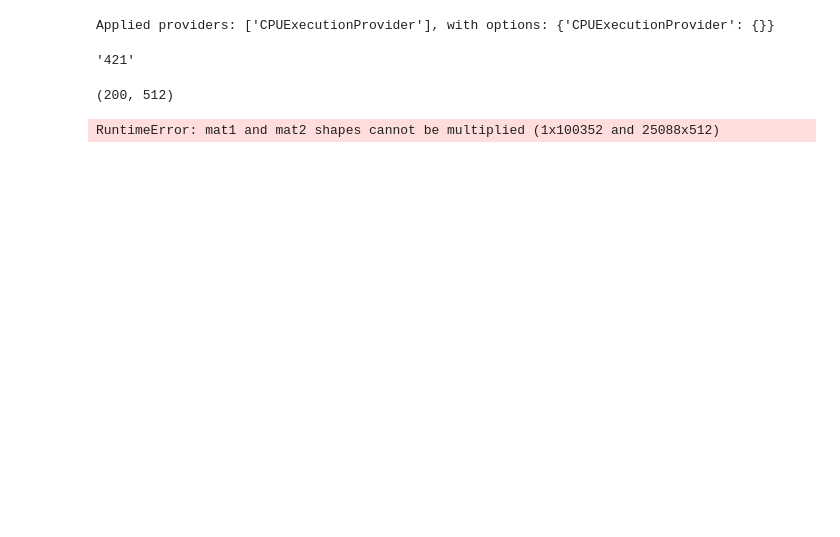
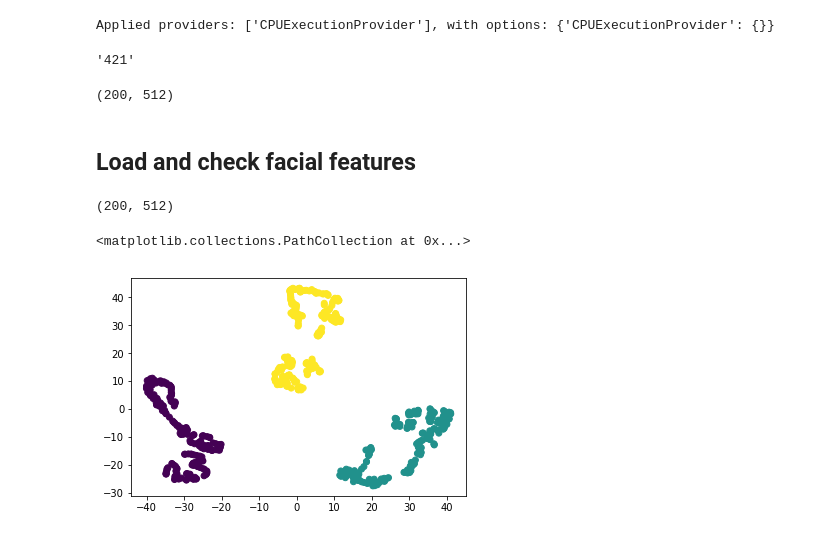
Before and after one commit to congvmit/ABAW2-BEAST, a Jupyter notebook: ipy.6.face_feature.ipynb, the cells around one changed output. Saved outputs shown, nothing was run; the diff lists cells and outputs as text; code cells hidden in the pictures; blank space fills up the shorter version.

Commit message:
Wrapup Arcface Model with pretrained weights

```diff
--- a/ipy.6.face_feature.ipynb
+++ b/ipy.6.face_feature.ipynb
@@ -81,5 +73,2 @@ model = iresnet50()
-# %%
-xx = torch.ones([1, 3, 224, 224])
-model(xx)
-# %% [output]
-RuntimeError: mat1 and mat2 shapes cannot be multiplied (1x100352 and 25088x512)
+# %% [markdown]
+## Load and check facial features
@@ -85,0 +100,61 @@ RuntimeError: mat1 and mat2 shapes cannot be multiplied (1x100352 and 25088x512)
+# %%
+csv_path = "/mnt/DATA2/congvm/Affwild2/saved_labels/AU_Detection_Challenge/Train_Set/163.csv"
+data_df = pd.read_csv(csv_path)
+image_id_paths = data_df.image_id.values
+
+
+feats = []
+for path in tqdm(image_id_paths[:200]):
+    img_arr = cv2.imread(path)
+    img_arr = cv2.cvtColor(img_arr, cv2.COLOR_BGR2RGB)
+    features = normed_embedding(reg_model.get_feat(img_arr).flatten())
+    feats.append(features)
+
+csv_path = (
+    "/mnt/DATA2/congvm/Affwild2/saved_labels/AU_Detection_Challenge/Train_Set/113.csv"
+)
+data_df = pd.read_csv(csv_path)
+image_id_paths = data_df.image_id.values
+
+
+feats_1 = []
+for path in tqdm(image_id_paths[:200]):
+    img_arr = cv2.imread(path)
+    img_arr = cv2.cvtColor(img_arr, cv2.COLOR_BGR2RGB)
+    features = normed_embedding(reg_model.get_feat(img_arr).flatten())
+    feats_1.append(features)
+
+csv_path = (
+    "/mnt/DATA2/congvm/Affwild2/saved_labels/AU_Detection_Challenge/Train_Set/114.csv"
+)
+data_df = pd.read_csv(csv_path)
+image_id_paths = data_df.image_id.values
+
+
+feats_2 = []
+for path in tqdm(image_id_paths[:200]):
+    img_arr = cv2.imread(path)
+    img_arr = cv2.cvtColor(img_arr, cv2.COLOR_BGR2RGB)
+    features = normed_embedding(reg_model.get_feat(img_arr).flatten())
+    feats_2.append(features)
+
+
+feats_x = np.stack(feats)
+labels_x = [0]*len(feats_x)
+feats_1_x = np.stack(feats_1)
+labels_1_x = [1]*len(feats_1_x)
+feats_2_x = np.stack(feats_2)
+labels_2_x = [2]*len(feats_2_x)
+
+print(feats_x.shape)
+# print(feats_1_x.shape)
+
+feats_x_concat = np.concatenate([feats_x, feats_1_x, feats_2_x])
+labels_x_concat = np.concatenate([labels_x, labels_1_x, labels_2_x])
+
+feats_X_embedded = TSNE(n_components=2, init="random").fit_transform(feats_x_concat)
+plt.scatter(feats_X_embedded[:, 0], feats_X_embedded[:, 1], c=labels_x_concat)
+# %% [output]
+(200, 512)
+<matplotlib.collections.PathCollection at 0x...>
+[figure, added]
```
Also changed, not shown: parts of 11 cells of this notebook, 12 other files.
